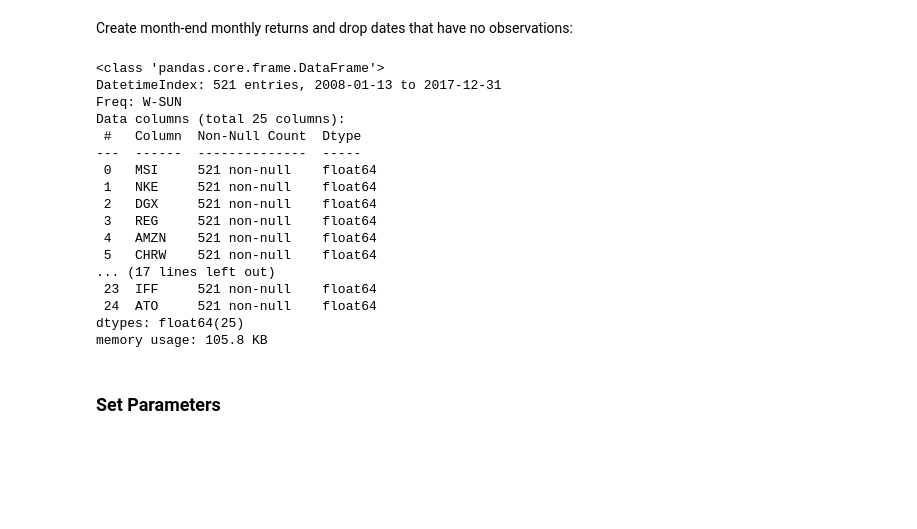
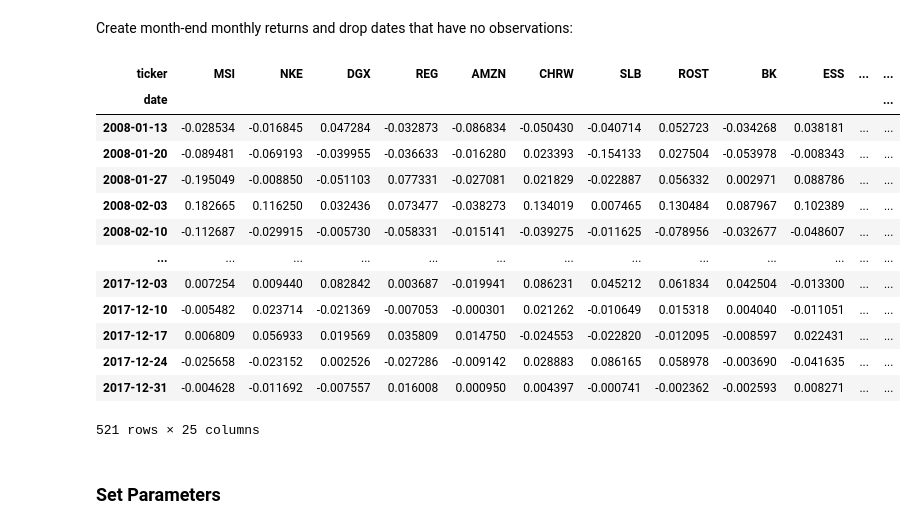
Before and after one commit to KanyangZhao/Machine-Learning-for-Algorithmic-Trading-Second-Edition, a Jupyter notebook: 05_strategy_evaluation/04_mean_variance_optimization.ipynb, the cells around one changed output. Saved outputs shown, nothing was run; the diff lists cells and outputs as text; code cells hidden in the pictures; blank space fills up the shorter version.

```diff
--- a/05_strategy_evaluation/04_mean_variance_optimization.ipynb
+++ b/05_strategy_evaluation/04_mean_variance_optimization.ipynb
@@ -76,25 +76,22 @@ Create month-end monthly returns and drop dates that have no observations:
 # %%
 weekly_returns = prices.loc[f'{start}':f'{end}'].resample('W').last().pct_change().dropna(how='all')
 weekly_returns = weekly_returns.dropna(axis=1)
-weekly_returns.info()
+weekly_returns
 # %% [output]
+| ticker | MSI | NKE | DGX | REG | AMZN | CHRW | SLB | ROST | BK | ESS | ... | ... |
+| date |  |  |  |  |  |  |  |  |  |  |  | ... |
+| 2008-01-13 | -0.028534 | -0.016845 | 0.047284 | -0.032873 | -0.086834 | -0.050430 | -0.040714 | 0.052723 | -0.034268 | 0.038181 | ... | ... |
+| 2008-01-20 | -0.089481 | -0.069193 | -0.039955 | -0.036633 | -0.016280 | 0.023393 | -0.154133 | 0.027504 | -0.053978 | -0.008343 | ... | ... |
+| 2008-01-27 | -0.195049 | -0.008850 | -0.051103 | 0.077331 | -0.027081 | 0.021829 | -0.022887 | 0.056332 | 0.002971 | 0.088786 | ... | ... |
+| 2008-02-03 | 0.182665 | 0.116250 | 0.032436 | 0.073477 | -0.038273 | 0.134019 | 0.007465 | 0.130484 | 0.087967 | 0.102389 | ... | ... |
+| 2008-02-10 | -0.112687 | -0.029915 | -0.005730 | -0.058331 | -0.015141 | -0.039275 | -0.011625 | -0.078956 | -0.032677 | -0.048607 | ... | ... |
+| ... | ... | ... | ... | ... | ... | ... | ... | ... | ... | ... | ... | ... |
+| 2017-12-03 | 0.007254 | 0.009440 | 0.082842 | 0.003687 | -0.019941 | 0.086231 | 0.045212 | 0.061834 | 0.042504 | -0.013300 | ... | ... |
+| 2017-12-10 | -0.005482 | 0.023714 | -0.021369 | -0.007053 | -0.000301 | 0.021262 | -0.010649 | 0.015318 | 0.004040 | -0.011051 | ... | ... |
+| 2017-12-17 | 0.006809 | 0.056933 | 0.019569 | 0.035809 | 0.014750 | -0.024553 | -0.022820 | -0.012095 | -0.008597 | 0.022431 | ... | ... |
+| 2017-12-24 | -0.025658 | -0.023152 | 0.002526 | -0.027286 | -0.009142 | 0.028883 | 0.086165 | 0.058978 | -0.003690 | -0.041635 | ... | ... |
+| 2017-12-31 | -0.004628 | -0.011692 | -0.007557 | 0.016008 | 0.000950 | 0.004397 | -0.000741 | -0.002362 | -0.002593 | 0.008271 | ... | ... |
-<class 'pandas.core.frame.DataFrame'>
-DatetimeIndex: 521 entries, 2008-01-13 to 2017-12-31
-Freq: W-SUN
-Data columns (total 25 columns):
- #   Column  Non-Null Count  Dtype
----  ------  --------------  -----
- 0   MSI     521 non-null    float64
- 1   NKE     521 non-null    float64
- 2   DGX     521 non-null    float64
- 3   REG     521 non-null    float64
- 4   AMZN    521 non-null    float64
- 5   CHRW    521 non-null    float64
-... (17 lines left out)
- 23  IFF     521 non-null    float64
- 24  ATO     521 non-null    float64
-dtypes: float64(25)
-memory usage: 105.8 KB
+521 rows × 25 columns
 # %% [markdown]
 ### Set  Parameters
 # %%
```
